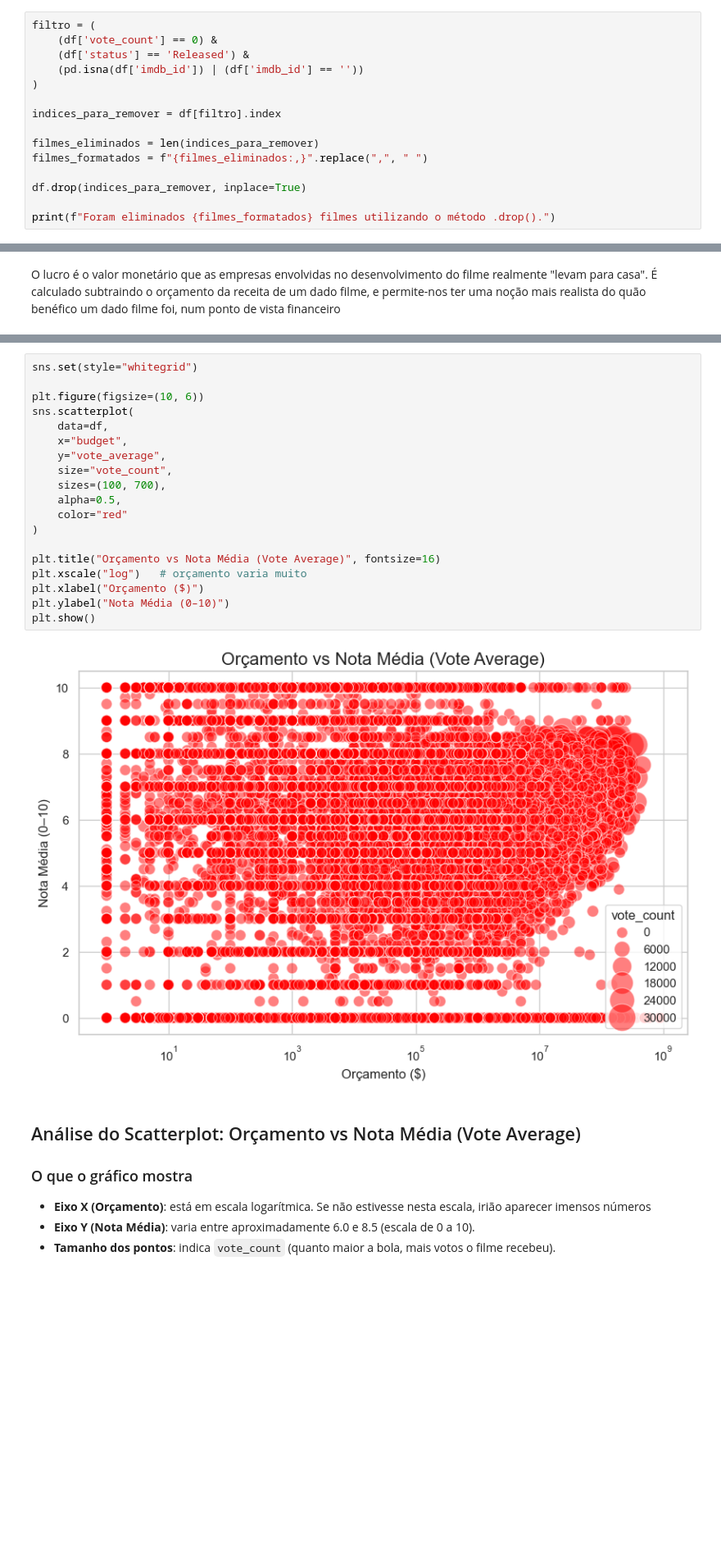
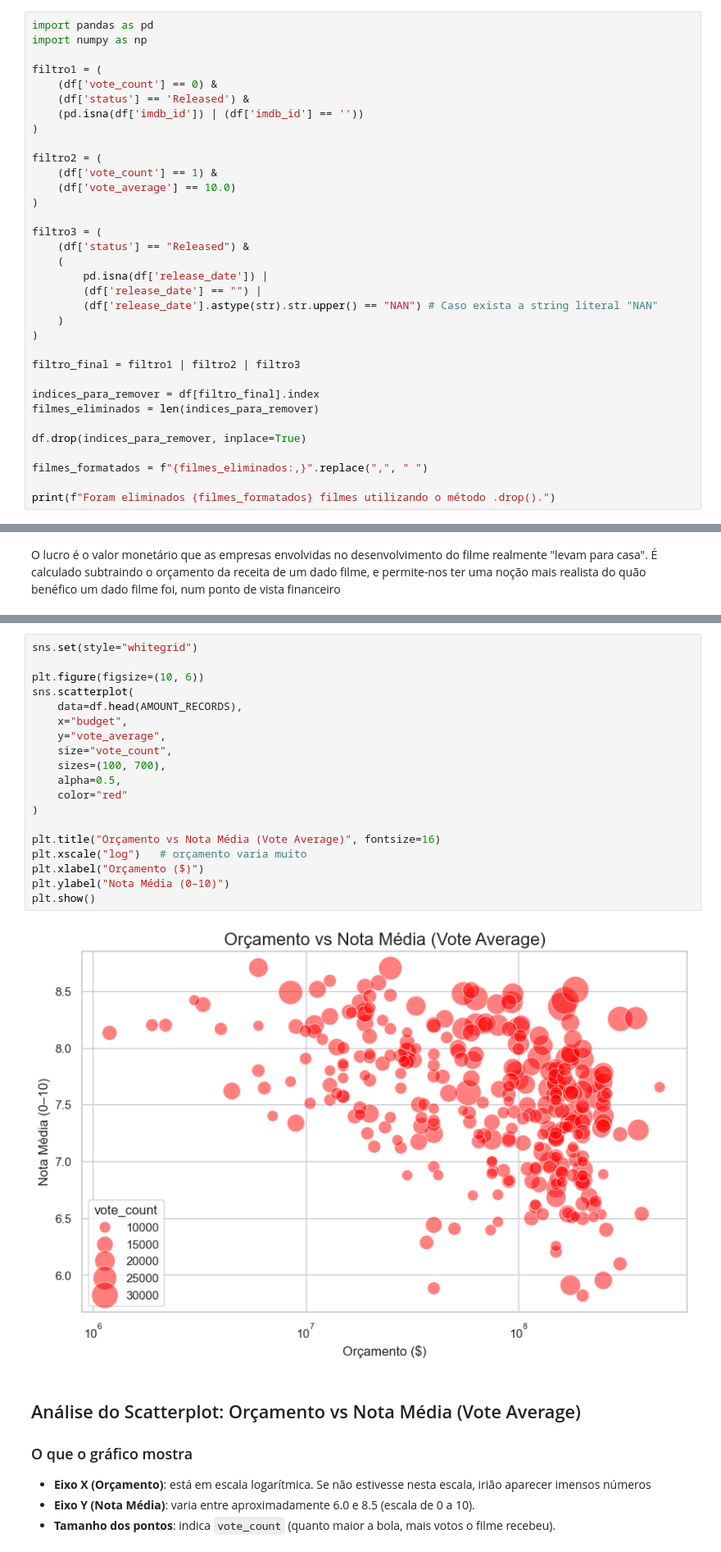
Before and after one commit to Quywed/ANALISEDADOS, a Jupyter notebook: tp_final.ipynb, the cells around one changed output, grey strips where cells are left out. Shown: that part at 82% size. Saved outputs shown, nothing was run; the diff lists cells and outputs as text; blank space fills up the shorter version.

```diff
--- a/tp_final.ipynb
+++ b/tp_final.ipynb
@@ -188,18 +181,37 @@ Como ja podemos reparar, os dados deste Dataset nao sao perfeitos; O dataset, **
 
 Vejamos o caso acima: o filme nem sequer pagina no IDMB, sem votos e classificacoese e no entanto supostamente teve uma receita de "Quatro bilhões, novecentos e noventa e nove milhões, novecentos e noventa e nove mil, novecentos e noventa e nove" dolares. Obviamente isto se trata de informacao falsa. Portanto, vamos fazer a seguinte limpeza:
 # %%
-filtro = (
+import pandas as pd
+import numpy as np
+
+filtro1 = (
     (df['vote_count'] == 0) &
     (df['status'] == 'Released') &
     (pd.isna(df['imdb_id']) | (df['imdb_id'] == ''))
 )
 
-indices_para_remover = df[filtro].index
+filtro2 = (
+    (df['vote_count'] == 1) &
+    (df['vote_average'] == 10.0)
+)
 
+filtro3 = (
+    (df['status'] == "Released") &
+    (
+        pd.isna(df['release_date']) |
+        (df['release_date'] == "") |
+        (df['release_date'].astype(str).str.upper() == "NAN") # Caso exista a string literal "NAN"
+    )
+)
+
+filtro_final = filtro1 | filtro2 | filtro3
+
+indices_para_remover = df[filtro_final].index
 filmes_eliminados = len(indices_para_remover)
-filmes_formatados = f"{filmes_eliminados:,}".replace(",", " ")
 
 df.drop(indices_para_remover, inplace=True)
 
+filmes_formatados = f"{filmes_eliminados:,}".replace(",", " ")
+
 print(f"Foram eliminados {filmes_formatados} filmes utilizando o método .drop().")
 # %% [output]
@@ -490,24 +511,24 @@ Gráficos de barras são ótimos para visualizar informação sobre contagens, p
 # %%
 sns.set(style="whitegrid")
 
 plt.figure(figsize=(10, 6))
 sns.scatterplot(
-    data=df,
+    data=df.head(AMOUNT_RECORDS),
     x="budget",
     y="vote_average",
     size="vote_count",
     sizes=(100, 700),
     alpha=0.5,
     color="red"
 )
 
 plt.title("Orçamento vs Nota Média (Vote Average)", fontsize=16)
 plt.xscale("log")   # orçamento varia muito
 plt.xlabel("Orçamento ($)")
 plt.ylabel("Nota Média (0–10)")
 plt.show()
 # %% [output]
-[figure, old version]
+[figure, new version]
 # %% [markdown]
 ## Análise do Scatterplot: Orçamento vs Nota Média (Vote Average)
 
```
Also changed, not shown: parts of 25 cells of this notebook.
